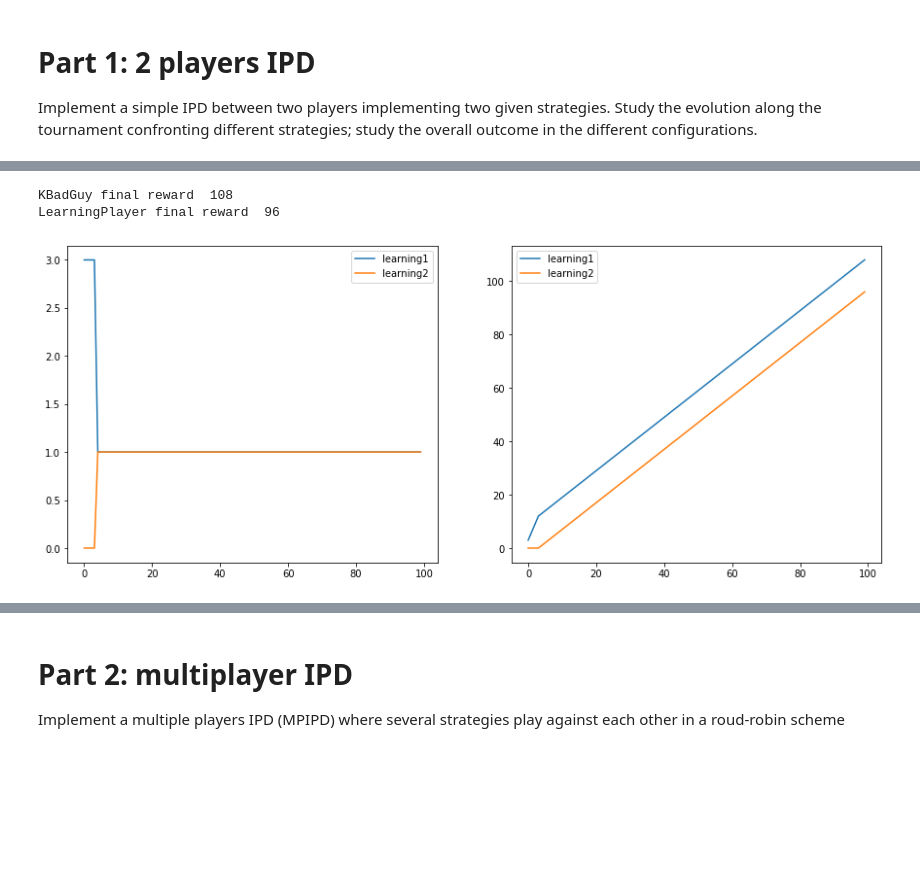
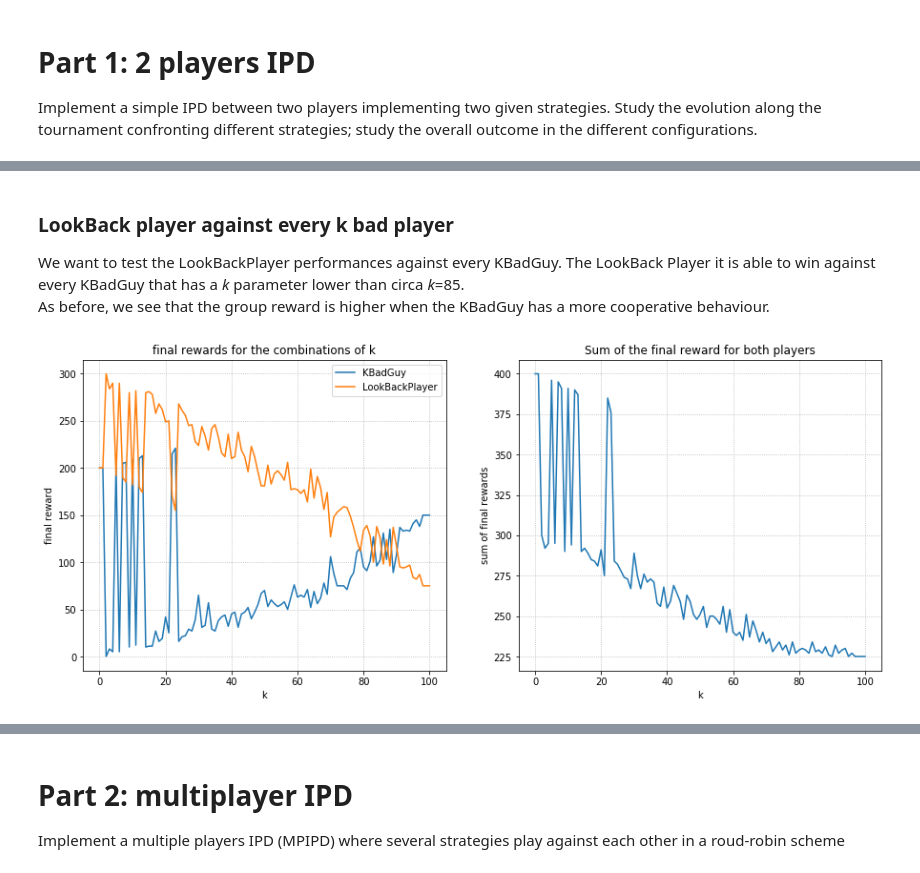
Before and after one commit to donaldssh/Iterative-Prisoners-Dilemma, a Jupyter notebook: Project.ipynb, the cells around one changed output, grey strips where cells are left out. Drawn from its saved outputs; the diff is of its cells as text; code cells hidden in the pictures; blank space fills up the shorter version.

```diff
--- a/Project.ipynb
+++ b/Project.ipynb
@@ -427,30 +743,55 @@ LearningPlayer final reward  220
+# %% [markdown]
+### LookBack player against every k bad player
+We want to test the LookBackPlayer performances against every KBadGuy. The LookBack Player it is able to win against every KBadGuy that has a *k* parameter lower than circa *k*=85.
+As before, we see that the group reward is higher when the KBadGuy has a more cooperative behaviour.
 # %%
 # Payoff matrix
 M = np.array([[2,0],[3,1]])
 
-p1 = LearningPlayer([],[])
-p2 = LearningPlayer([],[])
+k_p1 = np.arange(0, 101, 10)
+k_schedule = np.arange(101)
+# k_schedule = np.flip(k_schedule)
 
-for i in range(100):
-    u1 = p1.move()
-    u2 = p2.move()
+reward_history = []
+for n in range(np.shape(k_schedule)[0]):
+    reward_game = [0,0]
+    p1 = KBadGuy(k_schedule[n],[],[])
+    p2 = LookBackPlayer(-1.5,[],[])
 
-    p1.append_reward(np.array(u1) @ M @ np.array(u2).T)
-    p2.append_reward(np.array(u2) @ M @ np.array(u1).T)
+    for i in range(100):
+        u1 = p1.move()
+        u2 = p2.move()
 
+        reward1 = np.array(u1) @ M @ np.array(u2).T
+        reward2 = np.array(u2) @ M @ np.array(u1).T
+        p1.append_reward(reward1)
+        p2.append_reward(reward2)
 
+        reward_game[0] += reward1
+        reward_game[1] += reward2
+
+    reward_history.append(reward_game)
+
+reward_history = np.asarray(reward_history)
+# reward_2d = np.reshape(reward_history, (10,10,2))
+
+# print(reward_history)
+# visualization
 fig, ax = plt.subplots(1,2, figsize = (15,6))
-ax[0].plot(p1.r_history, label='learning1')
-ax[0].plot(p2.r_history, label='learning2')
+ax[0].plot(reward_history[:,0], label=("KBadGuy"))
+ax[0].plot(reward_history[:,1], label=("LookBackPlayer"))
 ax[0].legend()
-ax[1].plot(np.cumsum(p1.r_history), label='learning1')
-ax[1].plot(np.cumsum(p2.r_history), label='learning2')
-ax[1].legend()
+ax[0].grid(linestyle=":")
+ax[0].set_title("final rewards for the combinations of k")
+ax[0].set_xlabel("k")
+ax[0].set_ylabel('final reward')
 
+ax[1].plot(np.sum(reward_history,1), label=("p1"))
+ax[1].grid(linestyle=":")
+ax[1].set_title("Sum of the final reward for both players")
+ax[1].set_xlabel("k")
+ax[1].set_ylabel('sum of final rewards')
 
-print("KBadGuy final reward ", sum(p1.r_history))
-print("LearningPlayer final reward ", sum(p2.r_history))
+plt.show()
 # %% [output]
-KBadGuy final reward  108
-LearningPlayer final reward  96
-[figure, old version]
+[figure, new version]
```
Also changed, not shown: parts of 28 cells of this notebook.
